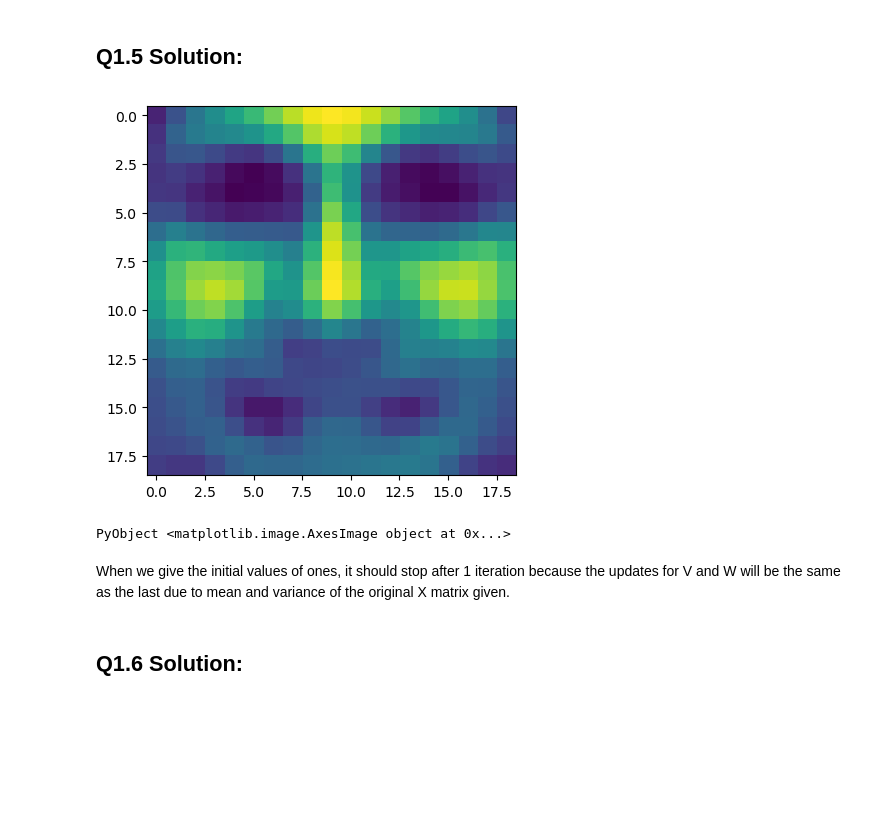
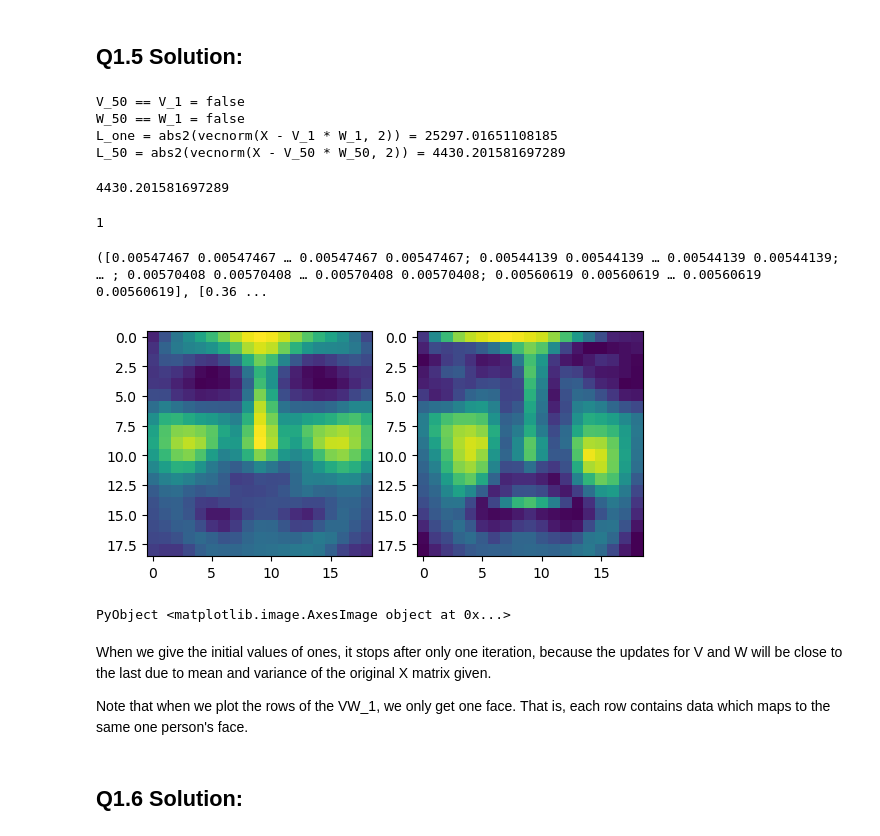
Before and after one commit to sarah-ji/biostat-m280-2018-spring, a Jupyter notebook: hw2/hw02.ipynb, the cells around one changed output. Saved outputs shown, nothing was run; the diff lists cells and outputs as text; code cells hidden in the pictures; blank space fills up the shorter version.

Commit message:
I checked how many iterations it took for the version with initial values of 1, and it only takes one iteration! That means each row of the new X* = V_1*W_1 is the same person.. Weird!~~~

```diff
--- a/hw2/hw02.ipynb
+++ b/hw2/hw02.ipynb
@@ -226,17 +273,42 @@ L_random = abs2(vecnorm(X - V_r * W_r, 2)) = 4494.235190193085
 4494.235190193085
 # %% [markdown]
 ## Q1.5 Solution:
-# %%
-V_ones = ones(2429, 50)
-W_ones = ones(50, 361)
-V_1, W_1 = nnmf3(X, 50, V = V_ones, W = W_ones)
-VW_1 = V_1*W_1
-PyPlot.imshow(reshape(VW_1[50, :], 19, 19))
-# %% [output]
-[figure, removed]
-PyObject <matplotlib.image.AxesImage object at 0x...>
+# %%
+V_ones = ones(2429, 50)
+W_ones = ones(50, 361)
+V_1, W_1 = nnmf(X, 50, V = V_ones, W = W_ones)
+
+@show V_50 == V_1
+@show W_50 == W_1
+
+VW_1 = V_1*W_1 # like our new X for initial values 1
+VW_50 = V_50*W_50 # X = VW with first 50 columns and 50 rows
+
+@show L_one = abs2(vecnorm((X - (V_1 * W_1)), 2))
+@show L_50 = abs2(vecnorm((X - (V_50 * W_50)), 2))
+# %% [output]
+V_50 == V_1 = false
+W_50 == W_1 = false
+L_one = abs2(vecnorm(X - V_1 * W_1, 2)) = 25297.01651108185
+L_50 = abs2(vecnorm(X - V_50 * W_50, 2)) = 4430.201581697289
+4430.201581697289
+# %%
+nnmfOneDemo(X, 50, V = V_ones, W = W_ones)
+# %% [output]
+1
+([0.00547467 0.00547467 … 0.00547467 0.00547467; 0.00544139 0.00544139 … 0.00544139 0.00544139; … ; 0.00570408 0.00570408 … 0.00570408 0.00570408; 0.00560619 0.00560619 … 0.00560619 0.00560619], [0.36 ...
+# %%
+subplot(1, 2, 1)
+PyPlot.imshow(reshape(VW_1[5, :], 19, 19))
+subplot(1, 2, 2)
+PyPlot.imshow(reshape(VW_50[1, :], 19, 19))
+# %% [output]
+[figure, added]
+PyObject <matplotlib.image.AxesImage object at 0x...>
 # %% [markdown]
-When we give the initial values of ones, it should stop after 1 iteration because the updates for V and W will be the same as the last due to mean and variance of the original X matrix given.
+When we give the initial values of ones, it stops after only one iteration, because the updates for V and W will be close to the last due to mean and variance of the original X matrix given.
+
+Note that when we plot the rows of the VW_1, we only get one face. That is, each row contains data which maps to the same one person's face.
 # %% [markdown]
 ## Q1.6 Solution:
 # %%
```
Also changed, not shown: parts of 5 cells of this notebook.
